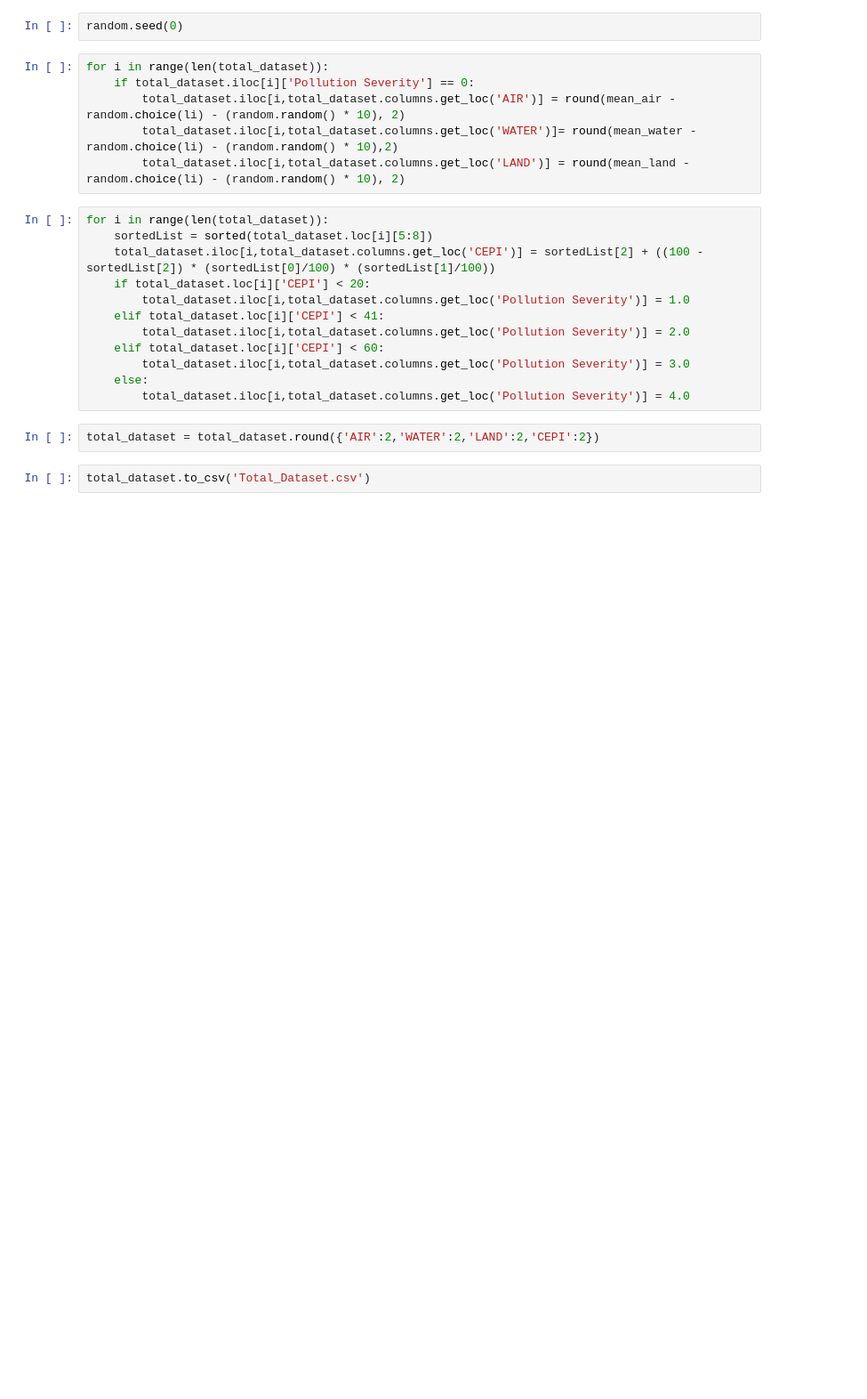
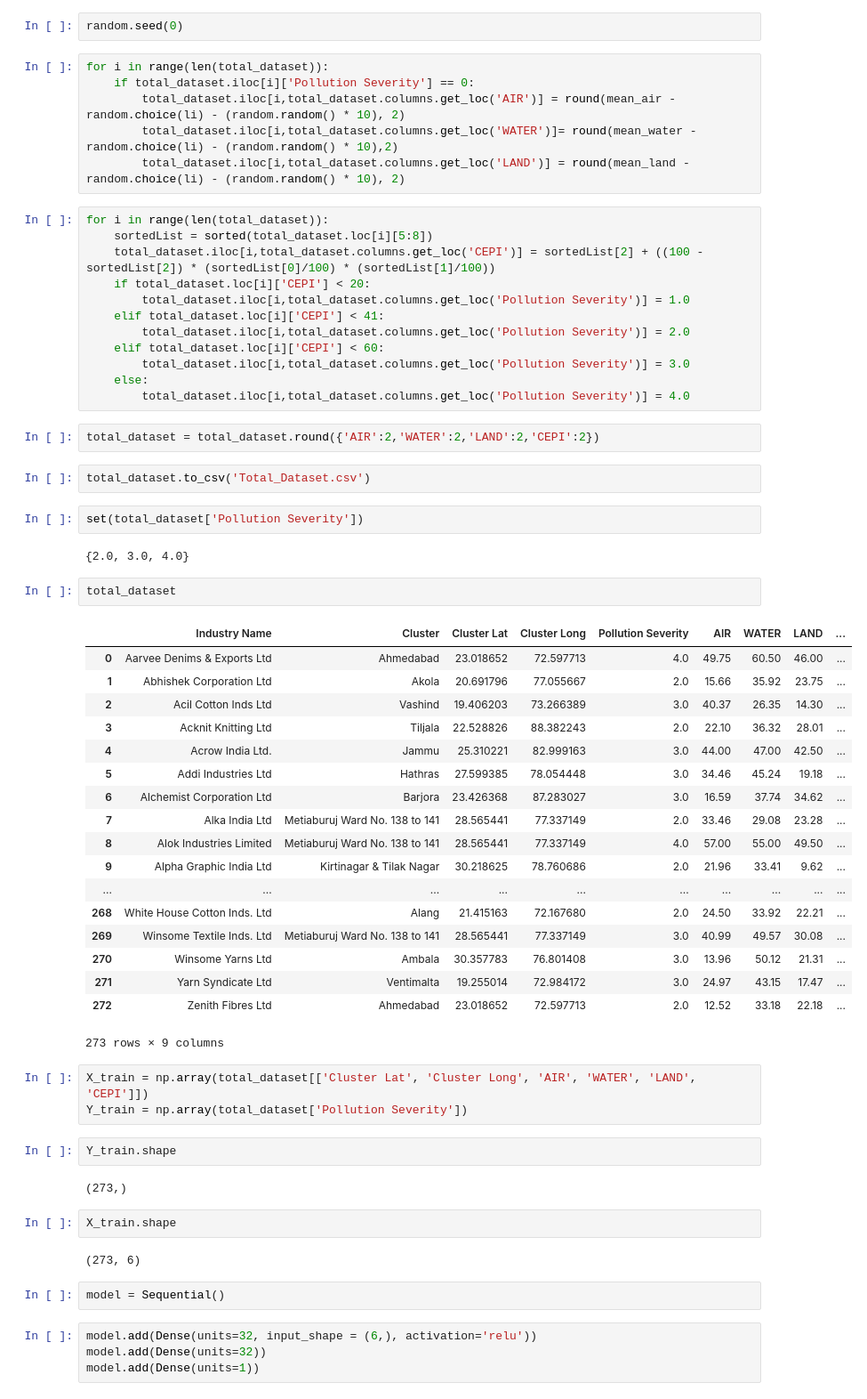
Before and after one commit to ankushgarg1998/sih, a Jupyter notebook: kernels/TextileIndustries.ipynb, the cells around one changed output. Shown: that part at 89% size. Drawn from its saved outputs; the diff is of its cells as text; blank space fills up the shorter version.

```diff
--- a/kernels/TextileIndustries.ipynb
+++ b/kernels/TextileIndustries.ipynb
@@ -411,3 +414,45 @@ for i in range(len(total_dataset)):
 total_dataset = total_dataset.round({'AIR':2,'WATER':2,'LAND':2,'CEPI':2})
 # %%
 total_dataset.to_csv('Total_Dataset.csv')
+# %%
+set(total_dataset['Pollution Severity'])
+# %% [output]
+{2.0, 3.0, 4.0}
+# %%
+total_dataset
+# %% [output]
+|  | Industry Name | Cluster | Cluster Lat | Cluster Long | Pollution Severity | AIR | WATER | LAND | ... |
+| 0 | Aarvee Denims & Exports Ltd | Ahmedabad | 23.018652 | 72.597713 | 4.0 | 49.75 | 60.50 | 46.00 | ... |
+| 1 | Abhishek Corporation Ltd | Akola | 20.691796 | 77.055667 | 2.0 | 15.66 | 35.92 | 23.75 | ... |
+| 2 | Acil Cotton Inds Ltd | Vashind | 19.406203 | 73.266389 | 3.0 | 40.37 | 26.35 | 14.30 | ... |
+| 3 | Acknit Knitting Ltd | Tiljala | 22.528826 | 88.382243 | 2.0 | 22.10 | 36.32 | 28.01 | ... |
+| 4 | Acrow India Ltd. | Jammu | 25.310221 | 82.999163 | 3.0 | 44.00 | 47.00 | 42.50 | ... |
+| 5 | Addi Industries Ltd | Hathras | 27.599385 | 78.054448 | 3.0 | 34.46 | 45.24 | 19.18 | ... |
+| 6 | Alchemist Corporation Ltd | Barjora | 23.426368 | 87.283027 | 3.0 | 16.59 | 37.74 | 34.62 | ... |
+| 7 | Alka India Ltd | Metiaburuj Ward No. 138 to 141 | 28.565441 | 77.337149 | 2.0 | 33.46 | 29.08 | 23.28 | ... |
+| 8 | Alok Industries Limited | Metiaburuj Ward No. 138 to 141 | 28.565441 | 77.337149 | 4.0 | 57.00 | 55.00 | 49.50 | ... |
+| 9 | Alpha Graphic India Ltd | Kirtinagar & Tilak Nagar | 30.218625 | 78.760686 | 2.0 | 21.96 | 33.41 | 9.62 | ... |
+| ... | ... | ... | ... | ... | ... | ... | ... | ... | ... |
+| 268 | White House Cotton Inds. Ltd | Alang | 21.415163 | 72.167680 | 2.0 | 24.50 | 33.92 | 22.21 | ... |
+| 269 | Winsome Textile Inds. Ltd | Metiaburuj Ward No. 138 to 141 | 28.565441 | 77.337149 | 3.0 | 40.99 | 49.57 | 30.08 | ... |
+| 270 | Winsome Yarns Ltd | Ambala | 30.357783 | 76.801408 | 3.0 | 13.96 | 50.12 | 21.31 | ... |
+| 271 | Yarn Syndicate Ltd | Ventimalta | 19.255014 | 72.984172 | 3.0 | 24.97 | 43.15 | 17.47 | ... |
+| 272 | Zenith Fibres Ltd | Ahmedabad | 23.018652 | 72.597713 | 2.0 | 12.52 | 33.18 | 22.18 | ... |
+273 rows × 9 columns
+# %%
+X_train = np.array(total_dataset[['Cluster Lat', 'Cluster Long', 'AIR', 'WATER', 'LAND', 'CEPI']])
+Y_train = np.array(total_dataset['Pollution Severity'])
+# %%
+Y_train.shape
+# %% [output]
+(273,)
+# %%
+X_train.shape
+# %% [output]
+(273, 6)
+# %%
+model = Sequential()
+# %%
+model.add(Dense(units=32, input_shape = (6,), activation='relu'))
+model.add(Dense(units=32))
+model.add(Dense(units=1))
```
Also changed, not shown: parts of 9 cells of this notebook, 1 other file.
